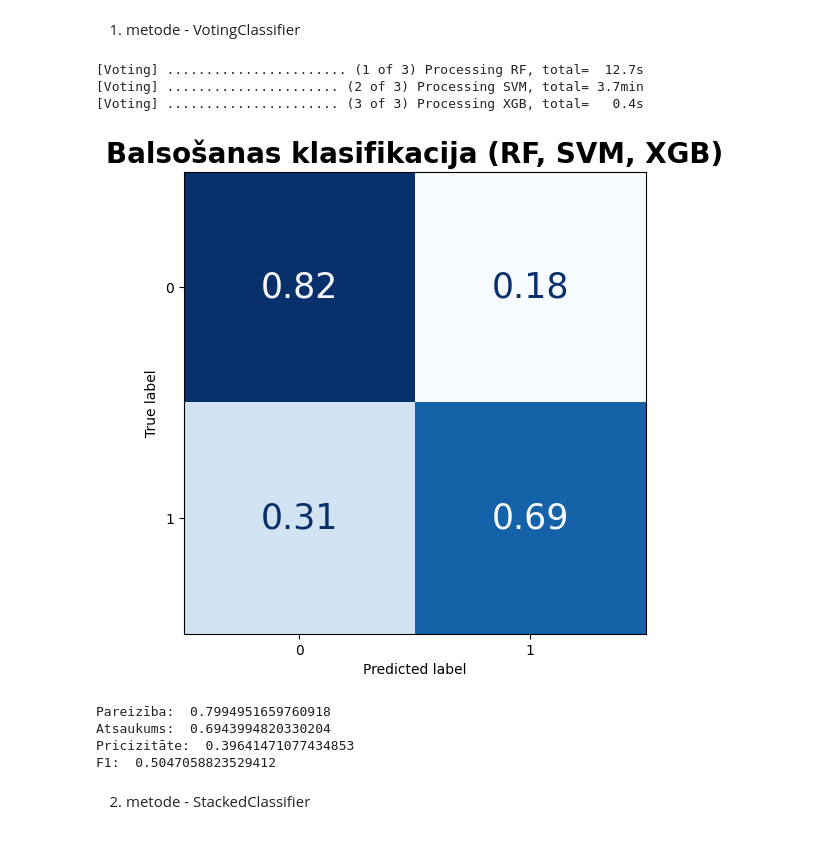
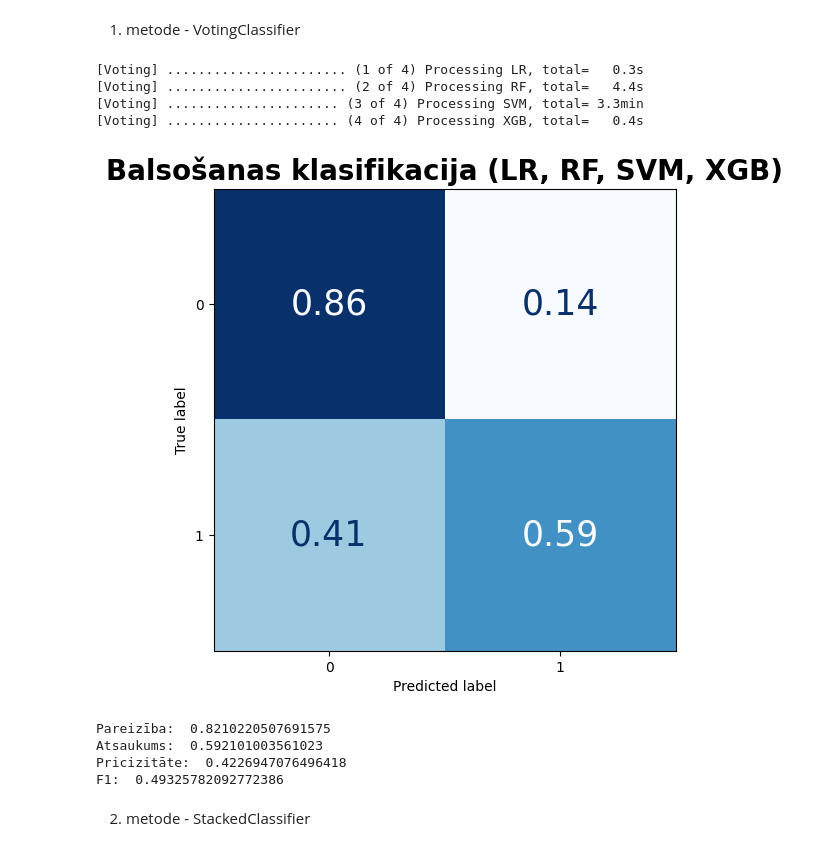
Before and after one commit to JulijaZaiceva/Classificators-compare-credit-risk-assessment, a Jupyter notebook: 2_1_modeling_without_oversampling_class_weights.ipynb, the cells around one changed output. Drawn from its saved outputs; the diff is of its cells as text; code cells hidden in the pictures.

```diff
--- a/2_1_modeling_without_oversampling_class_weights.ipynb
+++ b/2_1_modeling_without_oversampling_class_weights.ipynb
@@ -353,14 +299,23 @@ estimators.append(('XGB', XGBClassifier(learning_rate=0.05, max_depth=4, subsamp
 # %% [markdown]
 1. metode - VotingClassifier
+# %%
+estimators = []
+estimators.append(('LR', LogisticRegression(random_state=42, class_weight='balanced')))
+# estimators.append(('DT', DecisionTreeClassifier(random_state=42, criterion='entropy', class_weight='balanced', max_depth=3)))
+estimators.append(('RF', RandomForestClassifier(max_depth=3, min_samples_split=5, class_weight='balanced', criterion='entropy', random_state=42)))
+estimators.append(('SVM', svm.SVC(random_state=42, class_weight='balanced', kernel='rbf')))#kernel='rbf',
+#estimators.append(('GB', GradientBoostingClassifier(learning_rate=0.05, subsample=0.8, max_depth=4, random_state=42, n_iter_no_change=10)))
+estimators.append(('XGB', XGBClassifier(learning_rate=0.3, max_depth=4, subsample=0.6, colsample_bytree=0.9, scale_pos_weight=8, random_state=42)))
 # %%
 from sklearn.ensemble import VotingClassifier
-model_Voting = VotingClassifier(estimators=estimators, voting='hard', verbose=1) #, weights=[0.3, 0.6, 0.4]
+model_Voting = VotingClassifier(estimators=estimators, voting='hard', verbose=1) #, , weights=[0.5, 0.8, 0.7, 0.9]
 model_Voting.fit(train_data_var, train_class)
 test_class_Voting = model_Voting.predict(test_data_var)
 # %% [output]
-[Voting] ....................... (1 of 3) Processing RF, total=  12.7s
-[Voting] ...................... (2 of 3) Processing SVM, total= 3.7min
-[Voting] ...................... (3 of 3) Processing XGB, total=   0.4s
+[Voting] ....................... (1 of 4) Processing LR, total=   0.3s
+[Voting] ....................... (2 of 4) Processing RF, total=   4.4s
+[Voting] ...................... (3 of 4) Processing SVM, total= 3.3min
+[Voting] ...................... (4 of 4) Processing XGB, total=   0.4s
 # %%
 acc_Voting = accuracy_score(test_class, test_class_Voting)
 prec_Voting= precision_score(test_class, test_class_Voting)
@@ -370,22 +325,22 @@ cm_Voting = confusion_matrix(test_class, test_class_Voting, normalize='true')
 # %%
 disp = ConfusionMatrixDisplay(confusion_matrix=cm_Voting, display_labels=['0', '1'], )
 fig, ax = plt.subplots(figsize=(8, 6))
 disp.plot(cmap=plt.cm.Blues, ax=ax, colorbar=False)
 for text in disp.text_.ravel():
     text.set_fontsize(25)
-plt.title('Balsošanas klasifikacija (RF, SVM, XGB)', fontsize=20, fontweight='bold')
+plt.title('Balsošanas klasifikacija (LR, RF, SVM, XGB)', fontsize=20, fontweight='bold')
 plt.show()
 
 print('Pareizība: ', acc_Voting)
 print('Atsaukums: ', rec_Voting)
 print('Pricizitāte: ', prec_Voting)
 print('F1: ', f1_Voting)
 # %% [output]
-[figure, old version]
+[figure, new version]
-Pareizība:  0.7994951659760918
-Atsaukums:  0.6943994820330204
-Pricizitāte:  0.39641471077434853
-F1:  0.5047058823529412
+Pareizība:  0.8210220507691575
+Atsaukums:  0.592101003561023
+Pricizitāte:  0.4226947076496418
+F1:  0.49325782092772386
 # %% [markdown]
 2. metode - StackedClassifier
 # %%
```
Also changed, not shown: parts of 14 cells of this notebook, 2 other files.
